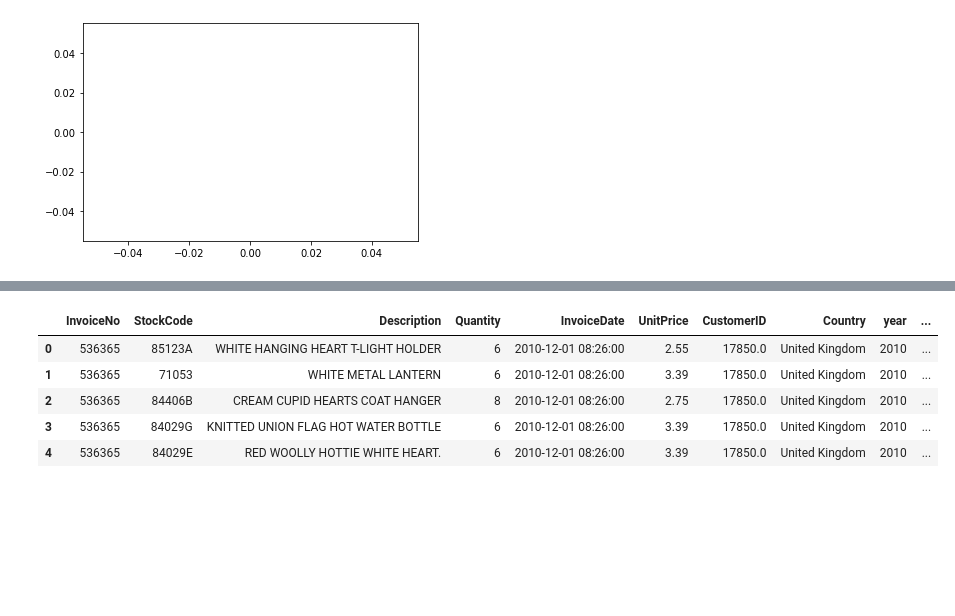
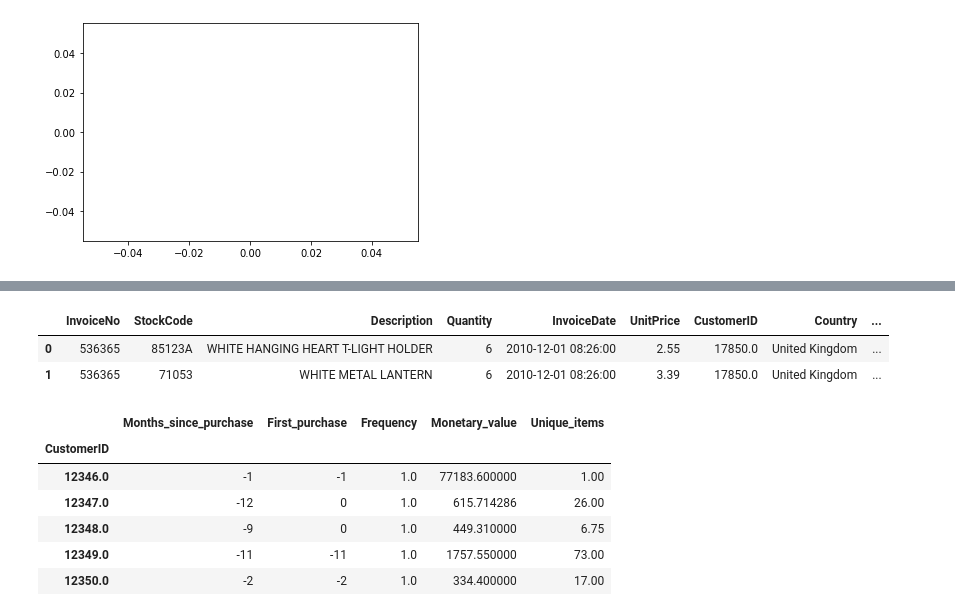
Before and after one commit to VaideswarReddy/Online-Retail-Customer-Segmentation, a Jupyter notebook: Vaideswar_Reddy_Online_Retail_Customer_Segmentation_Team_4_Capstone_Project_4_.ipynb, the cells around one changed output, grey strips where cells are left out. Cells and saved outputs as stored; diff of their text form; code cells hidden in the pictures; blank space fills up the shorter version.

```diff
--- a/Vaideswar_Reddy_Online_Retail_Customer_Segmentation_Team_4_Capstone_Project_4_.ipynb
+++ b/Vaideswar_Reddy_Online_Retail_Customer_Segmentation_Team_4_Capstone_Project_4_.ipynb
@@ -280,11 +311,31 @@ df.head()
+# %%
+df.head(2)
+# %% [output]
+|  | InvoiceNo | StockCode | Description | Quantity | InvoiceDate | UnitPrice | CustomerID | Country | ... |
+| 0 | 536365 | 85123A | WHITE HANGING HEART T-LIGHT HOLDER | 6 | 2010-12-01 08:26:00 | 2.55 | 17850.0 | United Kingdom | ... |
+| 1 | 536365 | 71053 | WHITE METAL LANTERN | 6 | 2010-12-01 08:26:00 | 3.39 | 17850.0 | United Kingdom | ... |
+# %%
+Frequency = df.groupby(['CustomerID',
+                    'Transaction_date']).agg({'InvoiceNo' : 'nunique'}).groupby(['CustomerID']).agg({'InvoiceNo' : 'mean'}).copy().rename(columns= {'InvoiceNo':'Frequency'})
 # %%
 df['TotalAmount']=df['Quantity']*df['UnitPrice']
+# %%
+Monetary_value = df.groupby(['CustomerID',
+                    'InvoiceNo']).agg({'TotalAmount' : 'sum'}).groupby(['CustomerID']).agg({'TotalAmount' : 'mean'}).copy().rename(columns= {'InvoiceNo':'Frequency',
+                                                              'TotalAmount': 'Monetary_value'})
+# %%
+# Average number of unique items in each transaction for each customer
+unique_items = df.groupby(['CustomerID', 'InvoiceNo']).agg({'StockCode': 'nunique'}).groupby(['CustomerID']\
+            ).agg({'StockCode':'mean'}).rename(columns={'StockCode': 'Unique_items'})
+# %%
+df_transformed = pd.concat([Recency, First_purchase, Frequency, Monetary_value,unique_items], axis=1)
 # %%
-df.head()
+df_transformed.head()
 # %% [output]
-|  | InvoiceNo | StockCode | Description | Quantity | InvoiceDate | UnitPrice | CustomerID | Country | year | ... |
-| 0 | 536365 | 85123A | WHITE HANGING HEART T-LIGHT HOLDER | 6 | 2010-12-01 08:26:00 | 2.55 | 17850.0 | United Kingdom | 2010 | ... |
-| 1 | 536365 | 71053 | WHITE METAL LANTERN | 6 | 2010-12-01 08:26:00 | 3.39 | 17850.0 | United Kingdom | 2010 | ... |
-| 2 | 536365 | 84406B | CREAM CUPID HEARTS COAT HANGER | 8 | 2010-12-01 08:26:00 | 2.75 | 17850.0 | United Kingdom | 2010 | ... |
-| 3 | 536365 | 84029G | KNITTED UNION FLAG HOT WATER BOTTLE | 6 | 2010-12-01 08:26:00 | 3.39 | 17850.0 | United Kingdom | 2010 | ... |
-| 4 | 536365 | 84029E | RED WOOLLY HOTTIE WHITE HEART. | 6 | 2010-12-01 08:26:00 | 3.39 | 17850.0 | United Kingdom | 2010 | ... |
+|  | Months_since_purchase | First_purchase | Frequency | Monetary_value | Unique_items |
+| CustomerID |  |  |  |  |  |
+| 12346.0 | -1 | -1 | 1.0 | 77183.600000 | 1.00 |
+| 12347.0 | -12 | 0 | 1.0 | 615.714286 | 26.00 |
+| 12348.0 | -9 | 0 | 1.0 | 449.310000 | 6.75 |
+| 12349.0 | -11 | -11 | 1.0 | 1757.550000 | 73.00 |
+| 12350.0 | -2 | -2 | 1.0 | 334.400000 | 17.00 |
```
Also changed, not shown: parts of 22 cells of this notebook.
